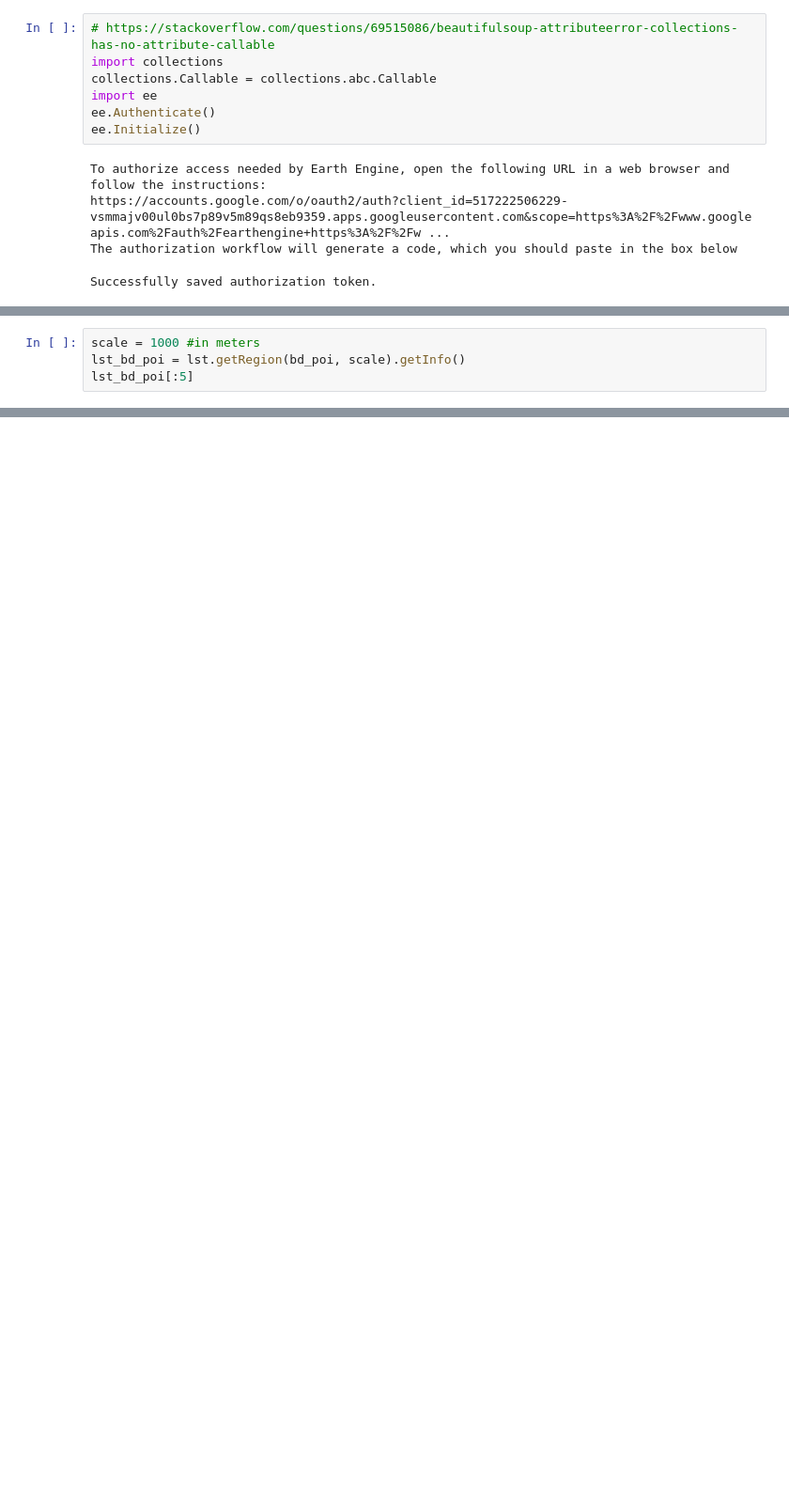
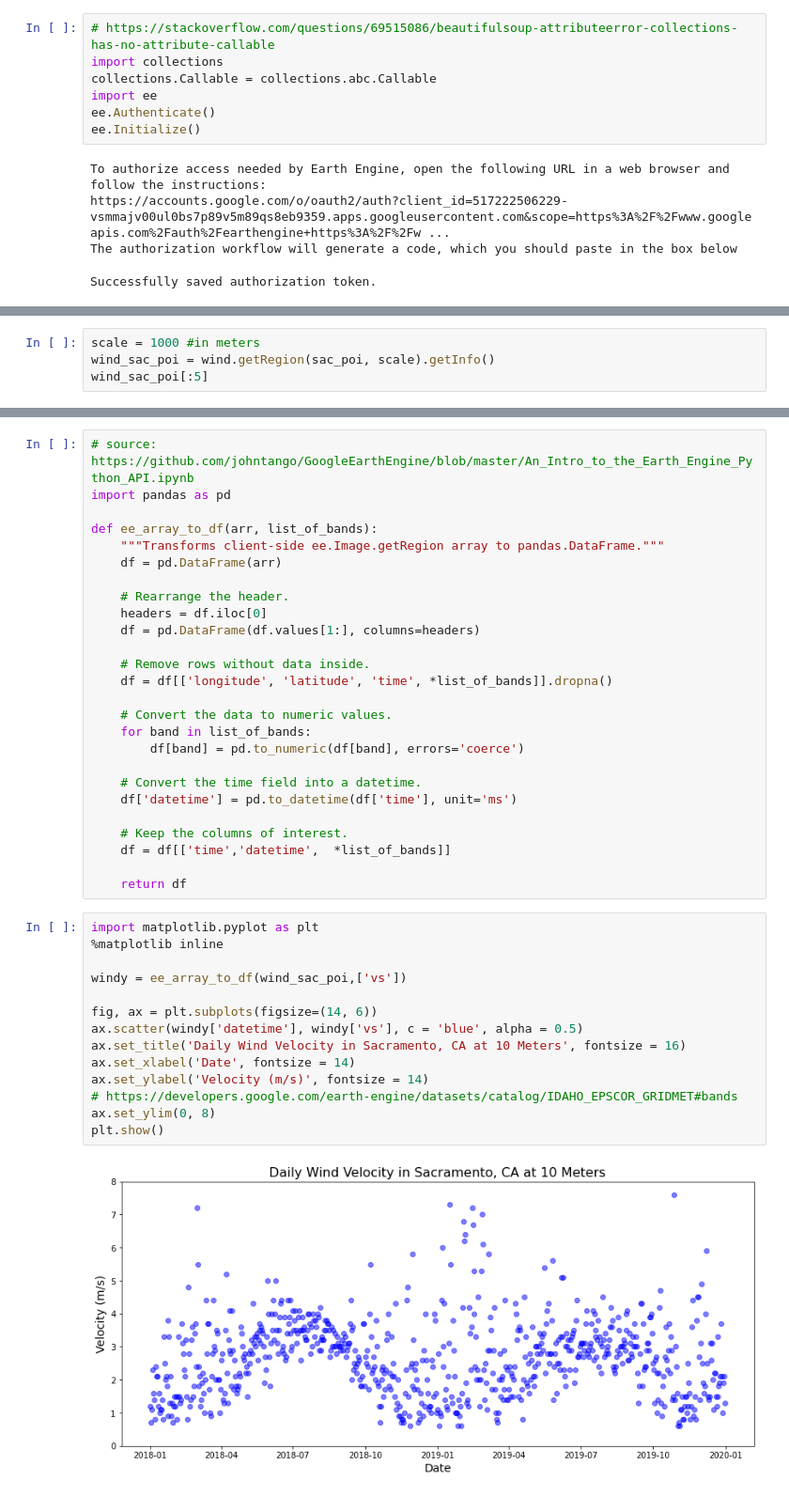
Before and after one commit to richardachen/GoogleEarthEngine, a Jupyter notebook: DhakaBangladesh.ipynb, the cells around one changed output, grey strips where cells are left out. Shown at 94% size. Cells and saved outputs as stored; diff of their text form; blank space fills up the shorter version.

```diff
--- a/DhakaBangladesh.ipynb
+++ b/DhakaBangladesh.ipynb
@@ -27,5 +30,5 @@ bd_poi = ee.Geometry.Point(bd_lon, bd_lat)
 # %%
 scale = 1000 #in meters
-lst_bd_poi = lst.getRegion(bd_poi, scale).getInfo()
-lst_bd_poi[:5]
+wind_sac_poi = wind.getRegion(sac_poi, scale).getInfo()
+wind_sac_poi[:5]
 # %% [output]
@@ -37 +52,43 @@ lst_bd_poi[:5]
+# %%
+# source: https://github.com/johntango/GoogleEarthEngine/blob/master/An_Intro_to_the_Earth_Engine_Python_API.ipynb
+import pandas as pd
+
+def ee_array_to_df(arr, list_of_bands):
+    """Transforms client-side ee.Image.getRegion array to pandas.DataFrame."""
+    df = pd.DataFrame(arr)
+
+    # Rearrange the header.
+    headers = df.iloc[0]
+    df = pd.DataFrame(df.values[1:], columns=headers)
+
+    # Remove rows without data inside.
+    df = df[['longitude', 'latitude', 'time', *list_of_bands]].dropna()
+
+    # Convert the data to numeric values.
+    for band in list_of_bands:
+        df[band] = pd.to_numeric(df[band], errors='coerce')
+
+    # Convert the time field into a datetime.
+    df['datetime'] = pd.to_datetime(df['time'], unit='ms')
+
+    # Keep the columns of interest.
+    df = df[['time','datetime',  *list_of_bands]]
+
+    return df
+# %%
+import matplotlib.pyplot as plt
+%matplotlib inline
+
+windy = ee_array_to_df(wind_sac_poi,['vs'])
+
+fig, ax = plt.subplots(figsize=(14, 6))
+ax.scatter(windy['datetime'], windy['vs'], c = 'blue', alpha = 0.5)
+ax.set_title('Daily Wind Velocity in Sacramento, CA at 10 Meters', fontsize = 16)
+ax.set_xlabel('Date', fontsize = 14)
+ax.set_ylabel('Velocity (m/s)', fontsize = 14)
+# https://developers.google.com/earth-engine/datasets/catalog/IDAHO_EPSCOR_GRIDMET#bands
+ax.set_ylim(0, 8)
+plt.show()
+# %% [output]
+[figure, added]
 # %%
```
Also changed, not shown: parts of 14 cells of this notebook.
